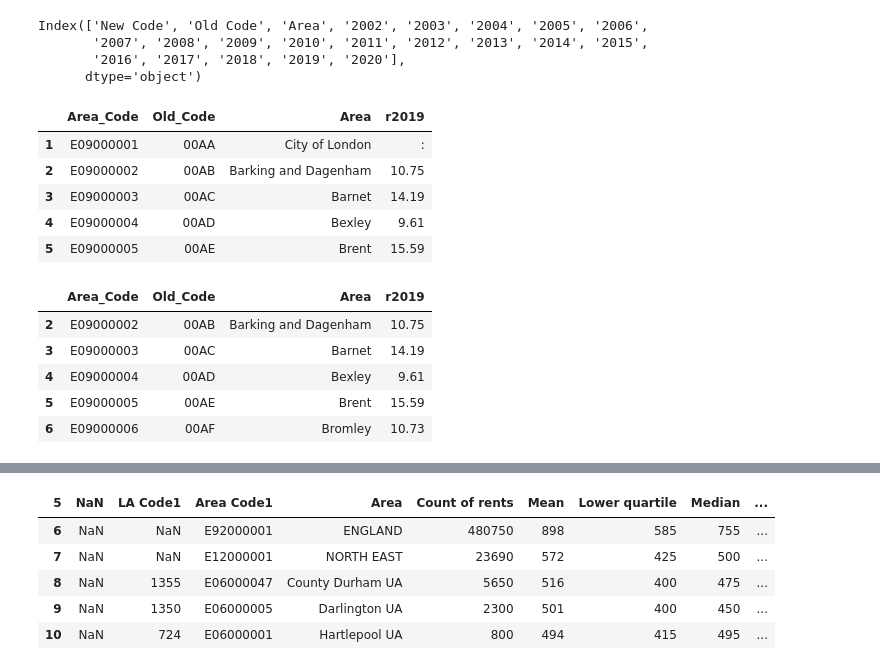
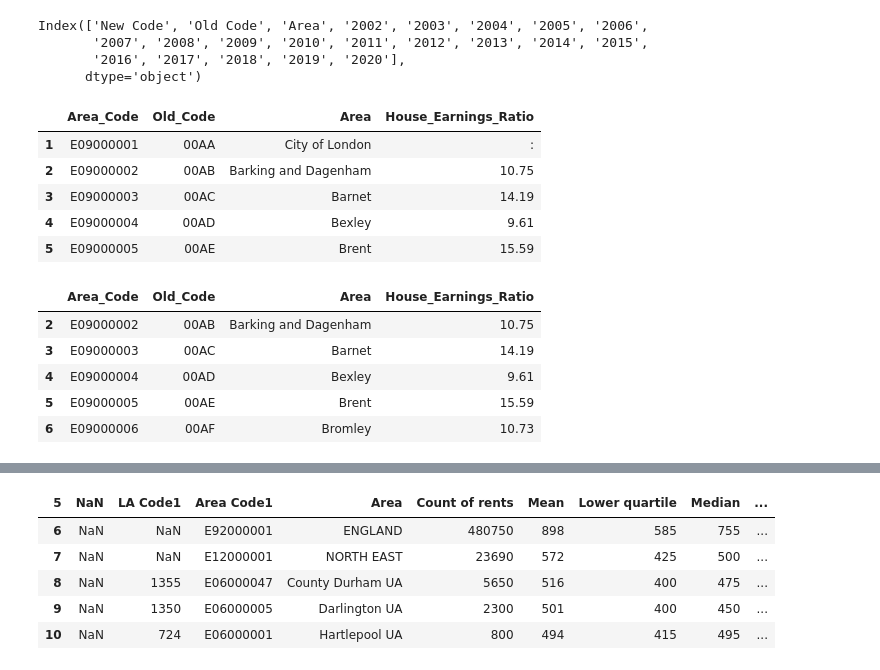
Before and after one commit to MurrayChapman17/QMAssessment3Code, a Jupyter notebook: AssessmentCode.ipynb, the cells around one changed output, grey strips where cells are left out. Saved outputs shown, nothing was run; the diff lists cells and outputs as text; code cells hidden in the pictures.

```diff
--- a/AssessmentCode.ipynb
+++ b/AssessmentCode.ipynb
@@ -19,14 +19,14 @@ Index(['New Code', 'Old Code', 'Area', '2002', '2003', '2004', '2005', '2006',
 # %%
 # Desired columns only
 # Keep the "Old Code" becuase the tourism spend data doesn't have the new code
 # This will allow a separate join on this column to work for this dataset
 ratio = raw_ratio[['New Code','Old Code','Area','2019']].dropna().rename(columns={
     'New Code': 'Area_Code',
     'Old Code': 'Old_Code',
-    '2019': 'r2019'})
+    '2019': 'House_Earnings_Ratio'})
 ratio.head()
 # %% [output]
-|  | Area_Code | Old_Code | Area | r2019 |
+|  | Area_Code | Old_Code | Area | House_Earnings_Ratio |
 | 1 | E09000001 | 00AA | City of London | : |
 | 2 | E09000002 | 00AB | Barking and Dagenham | 10.75 |
 | 3 | E09000003 | 00AC | Barnet | 14.19 |
@@ -34,10 +34,13 @@ ratio.head()
 | 5 | E09000005 | 00AE | Brent | 15.59 |
 # %%
 # Get rid of 'City of London' value, which has an NaN stored as ':'
-ratio = ratio.drop(ratio[ratio.r2019 == ':'].index)
+ratio = ratio.drop(ratio[ratio.House_Earnings_Ratio == ':'].index)
+# Get rid of 'London' from the bottom
+ratio = ratio.drop(ratio[ratio.Area == 'London'].index)
+
 ratio.head()
 # %% [output]
-|  | Area_Code | Old_Code | Area | r2019 |
+|  | Area_Code | Old_Code | Area | House_Earnings_Ratio |
 | 2 | E09000002 | 00AB | Barking and Dagenham | 10.75 |
 | 3 | E09000003 | 00AC | Barnet | 14.19 |
 | 4 | E09000004 | 00AD | Bexley | 9.61 |
```
Also changed, not shown: parts of 18 cells of this notebook, 1 other file.
